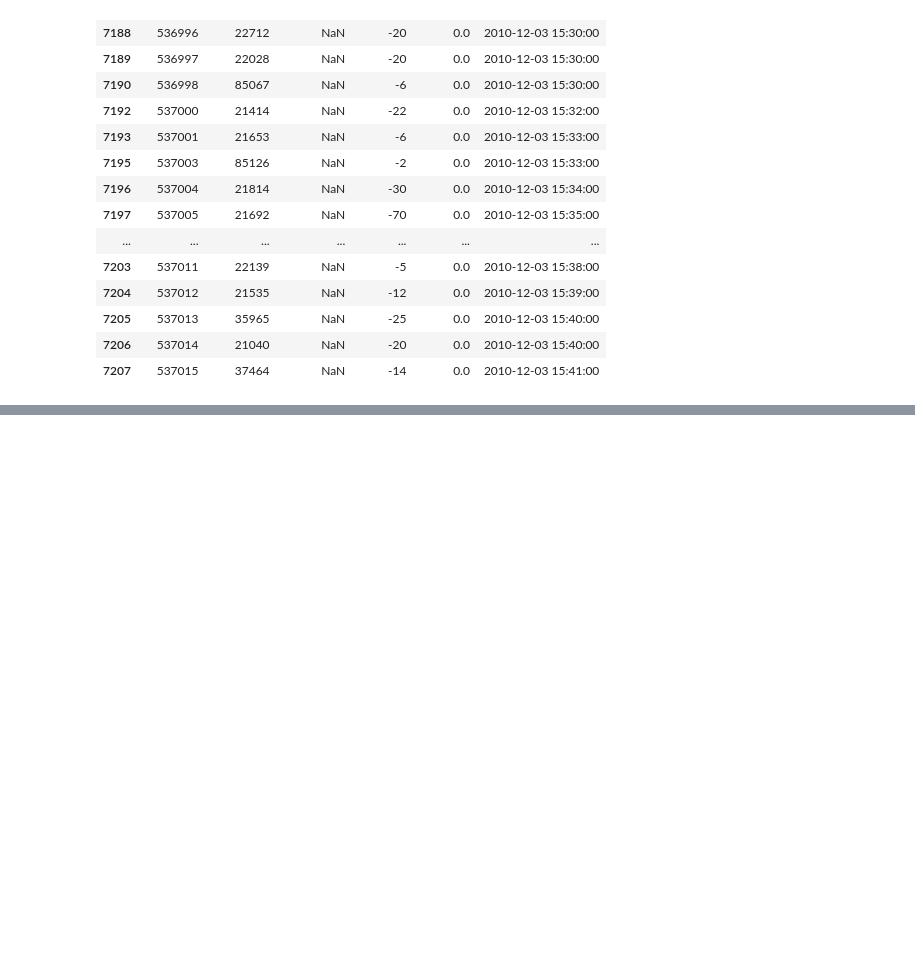
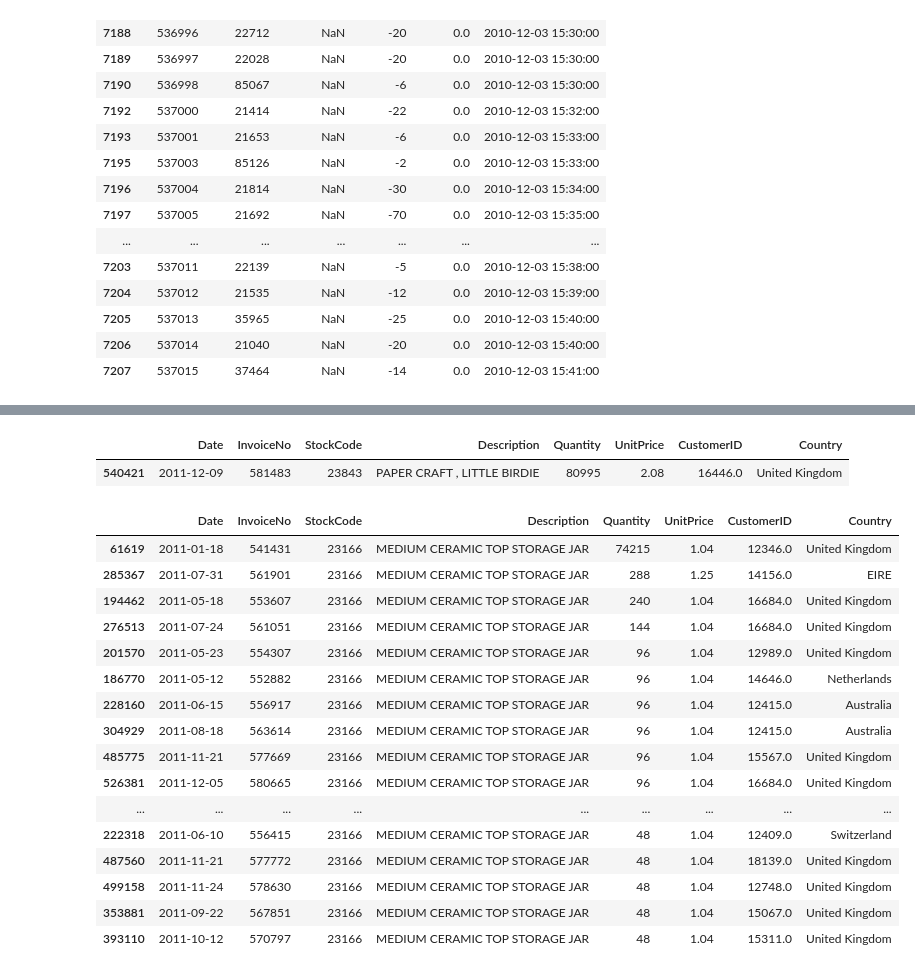
Before and after one commit to rajdeep-senapati/stocksense, a Jupyter notebook: notebooks/01_business_data_understanding.ipynb, the cells around one changed output, grey strips where cells are left out. Drawn from its saved outputs; the diff is of its cells as text; code cells hidden in the pictures; blank space fills up the shorter version.

Commit message:
Build daily SKU demand dataset and investigate demand anomalies

```diff
--- a/notebooks/01_business_data_understanding.ipynb
+++ b/notebooks/01_business_data_understanding.ipynb
@@ -803,0 +820,17 @@ The current preprocessing investigation intentionally separates transaction sema
+# %%
+df_clean["is_damage"] = (
+    df_clean["Description"]
+    .fillna("")
+    .astype(str)
+    .str.contains(r"damaged|damage|unsaleable|destroyed", case=False, regex=True)
+).astype(bool)
+
+df_clean["is_valid_demand"] = (
+    (df_clean["is_cancellation"] != True)
+    & (df_clean["is_bad_debt"] != True)
+    & (df_clean["is_non_product"] != True)
+    & (df_clean["is_damage"] != True)
+    & ~((df_clean["Quantity"] < 0) & (df_clean["UnitPrice"] == 0))
+)
+
+df_clean["is_valid_demand"].value_counts()
@@ -803,0 +844,2 @@ The current preprocessing investigation intentionally separates transaction sema
+# %%
+df_demand = df_clean[df_clean["is_valid_demand"]].copy()
@@ -803,0 +850,2 @@ The current preprocessing investigation intentionally separates transaction sema
+# %%
+df_demand["Date"] = df_demand["InvoiceDate"].dt.date
@@ -803,0 +960,47 @@ The current preprocessing investigation intentionally separates transaction sema
+# %%
+df_demand[df_demand["StockCode"].astype(str).str.strip() == "23843"][
+    [
+        "Date",
+        "InvoiceNo",
+        "StockCode",
+        "Description",
+        "Quantity",
+        "UnitPrice",
+        "CustomerID",
+        "Country",
+    ]
+].sort_values("Quantity", ascending=False).head(20)
+# %% [output]
+|  | Date | InvoiceNo | StockCode | Description | Quantity | UnitPrice | CustomerID | Country |
+| 540421 | 2011-12-09 | 581483 | 23843 | PAPER CRAFT , LITTLE BIRDIE | 80995 | 2.08 | 16446.0 | United Kingdom |
+# %%
+df_demand[df_demand["StockCode"].astype(str).str.strip() == "23166"][
+    [
+        "Date",
+        "InvoiceNo",
+        "StockCode",
+        "Description",
+        "Quantity",
+        "UnitPrice",
+        "CustomerID",
+        "Country",
+    ]
+].sort_values("Quantity", ascending=False).head(20)
+# %% [output]
+|  | Date | InvoiceNo | StockCode | Description | Quantity | UnitPrice | CustomerID | Country |
+| 61619 | 2011-01-18 | 541431 | 23166 | MEDIUM CERAMIC TOP STORAGE JAR | 74215 | 1.04 | 12346.0 | United Kingdom |
+| 285367 | 2011-07-31 | 561901 | 23166 | MEDIUM CERAMIC TOP STORAGE JAR | 288 | 1.25 | 14156.0 | EIRE |
+| 194462 | 2011-05-18 | 553607 | 23166 | MEDIUM CERAMIC TOP STORAGE JAR | 240 | 1.04 | 16684.0 | United Kingdom |
+| 276513 | 2011-07-24 | 561051 | 23166 | MEDIUM CERAMIC TOP STORAGE JAR | 144 | 1.04 | 16684.0 | United Kingdom |
+| 201570 | 2011-05-23 | 554307 | 23166 | MEDIUM CERAMIC TOP STORAGE JAR | 96 | 1.04 | 12989.0 | United Kingdom |
+| 186770 | 2011-05-12 | 552882 | 23166 | MEDIUM CERAMIC TOP STORAGE JAR | 96 | 1.04 | 14646.0 | Netherlands |
+| 228160 | 2011-06-15 | 556917 | 23166 | MEDIUM CERAMIC TOP STORAGE JAR | 96 | 1.04 | 12415.0 | Australia |
+| 304929 | 2011-08-18 | 563614 | 23166 | MEDIUM CERAMIC TOP STORAGE JAR | 96 | 1.04 | 12415.0 | Australia |
+| 485775 | 2011-11-21 | 577669 | 23166 | MEDIUM CERAMIC TOP STORAGE JAR | 96 | 1.04 | 15567.0 | United Kingdom |
+| 526381 | 2011-12-05 | 580665 | 23166 | MEDIUM CERAMIC TOP STORAGE JAR | 96 | 1.04 | 16684.0 | United Kingdom |
+| ... | ... | ... | ... | ... | ... | ... | ... | ... |
+| 222318 | 2011-06-10 | 556415 | 23166 | MEDIUM CERAMIC TOP STORAGE JAR | 48 | 1.04 | 12409.0 | Switzerland |
+| 487560 | 2011-11-21 | 577772 | 23166 | MEDIUM CERAMIC TOP STORAGE JAR | 48 | 1.04 | 18139.0 | United Kingdom |
+| 499158 | 2011-11-24 | 578630 | 23166 | MEDIUM CERAMIC TOP STORAGE JAR | 48 | 1.04 | 12748.0 | United Kingdom |
+| 353881 | 2011-09-22 | 567851 | 23166 | MEDIUM CERAMIC TOP STORAGE JAR | 48 | 1.04 | 15067.0 | United Kingdom |
+| 393110 | 2011-10-12 | 570797 | 23166 | MEDIUM CERAMIC TOP STORAGE JAR | 48 | 1.04 | 15311.0 | United Kingdom |
```
Also changed, not shown: parts of 18 cells of this notebook.
